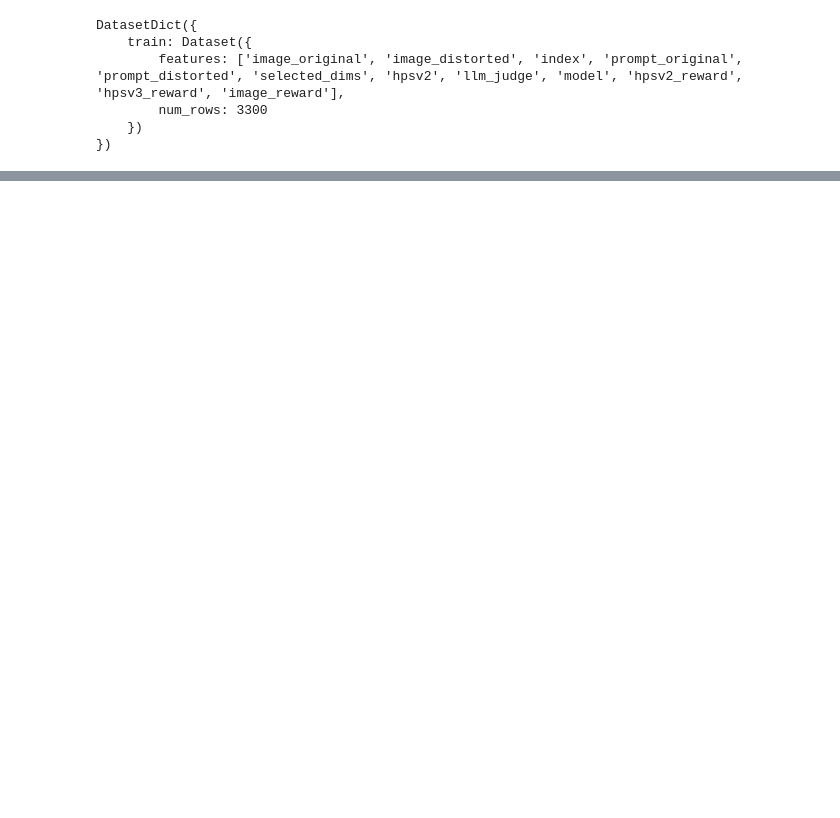
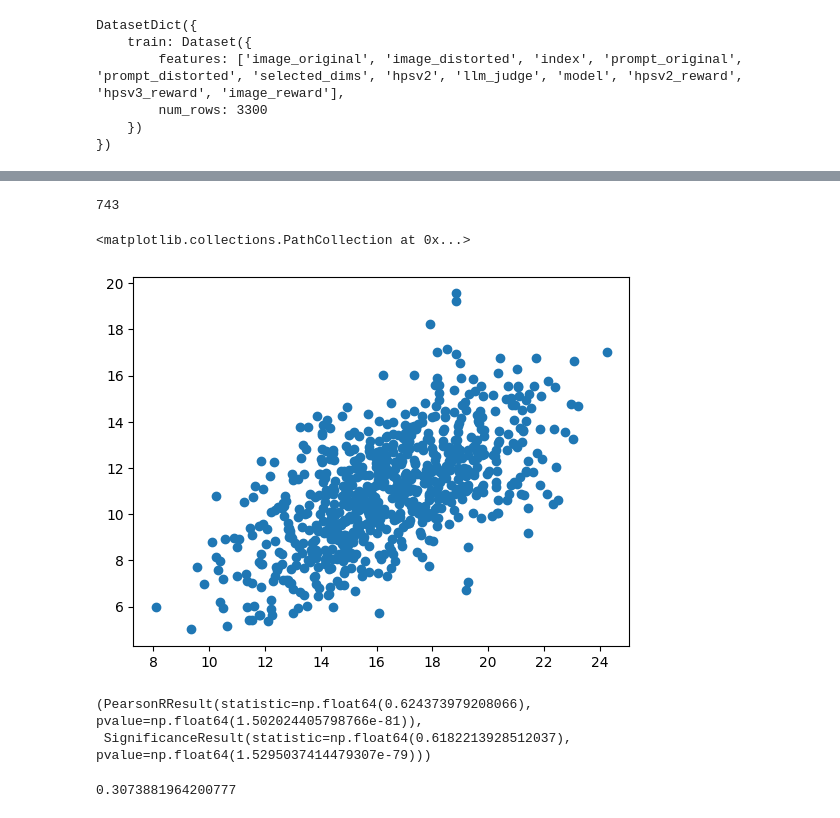
Before and after one commit to weathon/AAS, a Jupyter notebook: rater_training/infer.ipynb, the cells around one changed output, grey strips where cells are left out. Cells and saved outputs as stored; diff of their text form; code cells hidden in the pictures; blank space fills up the shorter version.

```diff
--- a/rater_training/infer.ipynb
+++ b/rater_training/infer.ipynb
@@ -164,3 +178,50 @@ tensor(0.3770, device='cuda:0', dtype=torch.bfloat16)
 #     generated_ids_trimmed, skip_special_tokens=True, clean_up_tokenization_spaces=False
 # )
 # print(output_text)
+# %%
+import json
+with open("eval.json", "r") as f:
+    eval_results = json.load(f)
+
+pred = eval_results["pred"]
+gt = eval_results["gt"]
+# %%
+import numpy as np
+
+pred_score = [sum(p[k] for k in p.keys() if k.endswith("_score")) for p in pred]
+gt_score = [sum([np.sign(g[k])+1 for k in g.keys() if k not in ["unsafe type", "hands", "face", "body", "safety", "lighting aesthetic", "symmetry"]]) for g in gt]
+# %%
+len(pred_score)
+# %% [output]
+743
+# %%
+import pylab
+noise = np.random.randn(len(pred_score)) * 0.5
+pylab.scatter(pred_score, noise + gt_score, alpha=1.0)
+# %% [output]
+<matplotlib.collections.PathCollection at 0x...>
+[figure, added]
+# %%
+from scipy.stats import pearsonr, spearmanr
+pearsonr(pred_score, gt_score), spearmanr(pred_score, gt_score)
+# %% [output]
+(PearsonRResult(statistic=np.float64(0.624373979208066), pvalue=np.float64(1.502024405798766e-81)),
+ SignificanceResult(statistic=np.float64(0.6182213928512037), pvalue=np.float64(1.5295037414479307e-79)))
+# %%
+from sklearn.metrics import mean_absolute_error, mean_squared_error
+pred_scores = []
+gt_scores = []
+pred_single = []
+
+for i in range(len(pred)):
+    for key in pred[i].keys():
+        if key.endswith("_score"):
+            pred_score = pred[i][key]
+            gt_score = gt[i][key.replace("_score", "")]
+            pred_scores.append(pred_score)
+            gt_scores.append(np.sign(gt_score) + 1)
+            pred_single.append(pred[i][key.replace("_score", "_pred")])
+
+print(mean_absolute_error(gt_scores, pred_scores))
+# %% [output]
+0.3073881964200777
```
Also changed, not shown: parts of 13 cells of this notebook, 4 other files.
